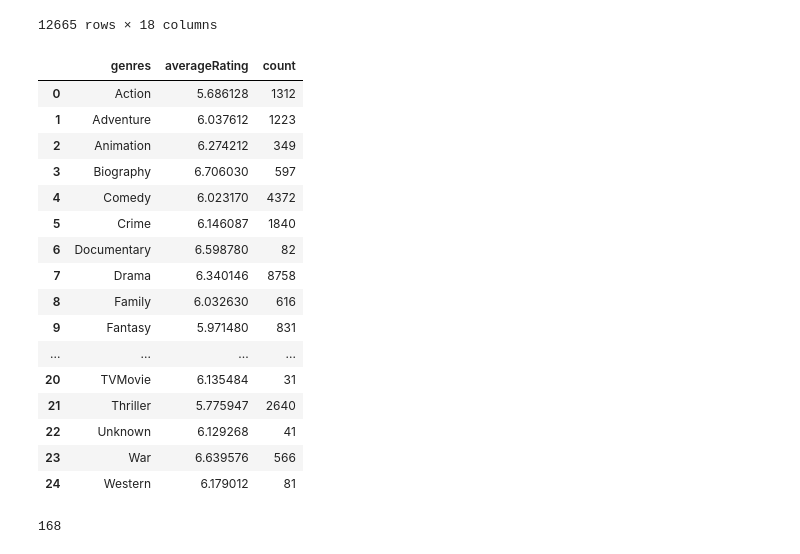
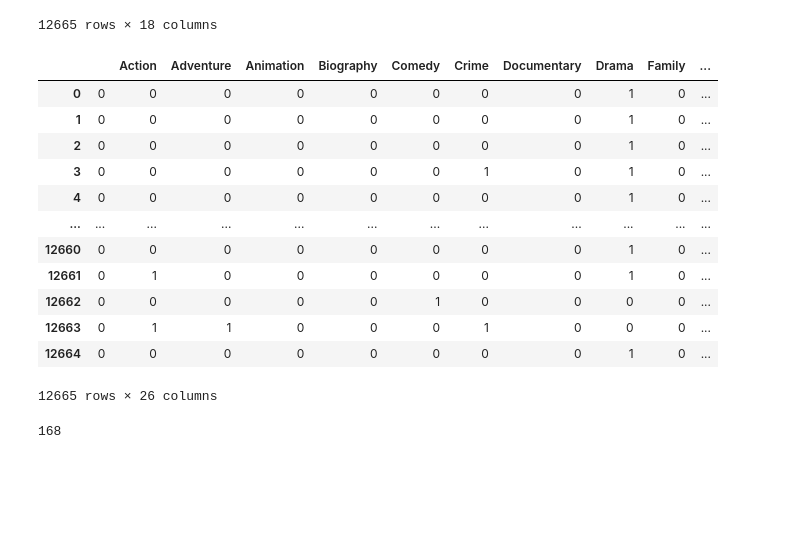
Before and after one commit to Idumii/WildCodeSchool-Projet2, a Jupyter notebook: machineLearning/ml.ipynb, the cells around one changed output. Drawn from its saved outputs; the diff is of its cells as text; code cells hidden in the pictures; blank space fills up the shorter version.

Commit message:
Création du dataframe des genres en one hot encoding

```diff
--- a/machineLearning/ml.ipynb
+++ b/machineLearning/ml.ipynb
@@ -54,42 +54,44 @@ df
 # %%
 """df_genre = (
     df
     .assign(genres = df['genres'].str.split(','))  # chaînage en liste
     .explode('genres')                                  # une ligne par genre
     .assign(genres = lambda d: d['genres'].str.strip()) # suppression des espaces en trop
     .query("genres != '' and genres == genres")
     )
 
 df_genre = df_genre.groupby('genres').agg(
     averageRating=('averageRating', 'mean'),
     count=('averageRating', 'size')
     ).reset_index()
 
 df_genre"""
 
 # Transformation de la colonne 'genres' en liste
 genres_list = df['genres'].str.split(',').apply(lambda lst: [g.strip() for g in lst])
 
 # Appliquer le MultiLabelBinarizer pour transformer la colonne 'genres' en colonnes binaires
 mlb = MultiLabelBinarizer()
+genres_encoded = mlb.fit_transform(genres_list)
+
+# Créer un DataFrame avec les colonnes binaires
+genres_df = pd.DataFrame(genres_encoded, columns=mlb.classes_)
+
+genres_df
 # %% [output]
-|  | genres | averageRating | count |
-| 0 | Action | 5.686128 | 1312 |
-| 1 | Adventure | 6.037612 | 1223 |
-| 2 | Animation | 6.274212 | 349 |
-| 3 | Biography | 6.706030 | 597 |
-| 4 | Comedy | 6.023170 | 4372 |
-| 5 | Crime | 6.146087 | 1840 |
-| 6 | Documentary | 6.598780 | 82 |
-| 7 | Drama | 6.340146 | 8758 |
-| 8 | Family | 6.032630 | 616 |
-| 9 | Fantasy | 5.971480 | 831 |
-| ... | ... | ... | ... |
-| 20 | TVMovie | 6.135484 | 31 |
-| 21 | Thriller | 5.775947 | 2640 |
-| 22 | Unknown | 6.129268 | 41 |
-| 23 | War | 6.639576 | 566 |
-| 24 | Western | 6.179012 | 81 |
+|  |  | Action | Adventure | Animation | Biography | Comedy | Crime | Documentary | Drama | Family | ... |
+| 0 | 0 | 0 | 0 | 0 | 0 | 0 | 0 | 0 | 1 | 0 | ... |
+| 1 | 0 | 0 | 0 | 0 | 0 | 0 | 0 | 0 | 1 | 0 | ... |
+| 2 | 0 | 0 | 0 | 0 | 0 | 0 | 0 | 0 | 1 | 0 | ... |
+| 3 | 0 | 0 | 0 | 0 | 0 | 0 | 1 | 0 | 1 | 0 | ... |
+| 4 | 0 | 0 | 0 | 0 | 0 | 0 | 0 | 0 | 1 | 0 | ... |
+| ... | ... | ... | ... | ... | ... | ... | ... | ... | ... | ... | ... |
+| 12660 | 0 | 0 | 0 | 0 | 0 | 0 | 0 | 0 | 1 | 0 | ... |
+| 12661 | 0 | 1 | 0 | 0 | 0 | 0 | 0 | 0 | 1 | 0 | ... |
+| 12662 | 0 | 0 | 0 | 0 | 0 | 1 | 0 | 0 | 0 | 0 | ... |
+| 12663 | 0 | 1 | 1 | 0 | 0 | 0 | 1 | 0 | 0 | 0 | ... |
+| 12664 | 0 | 0 | 0 | 0 | 0 | 0 | 0 | 0 | 1 | 0 | ... |
+12665 rows × 26 columns
 # %%
 production_countries_exploded = (
     df["production_countries"]
```
